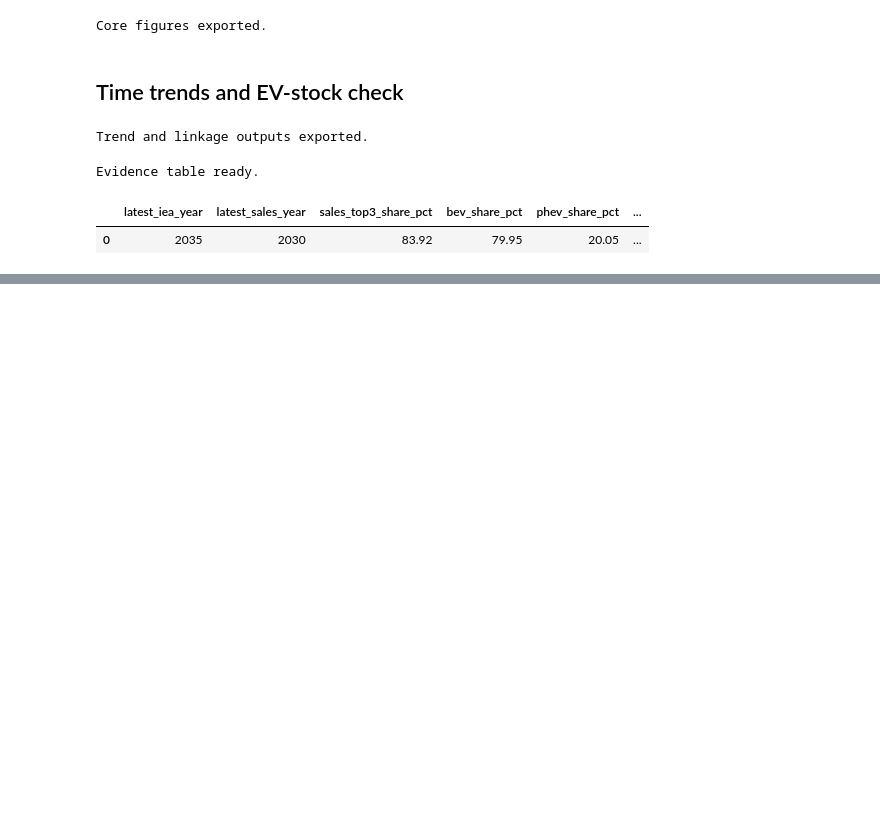
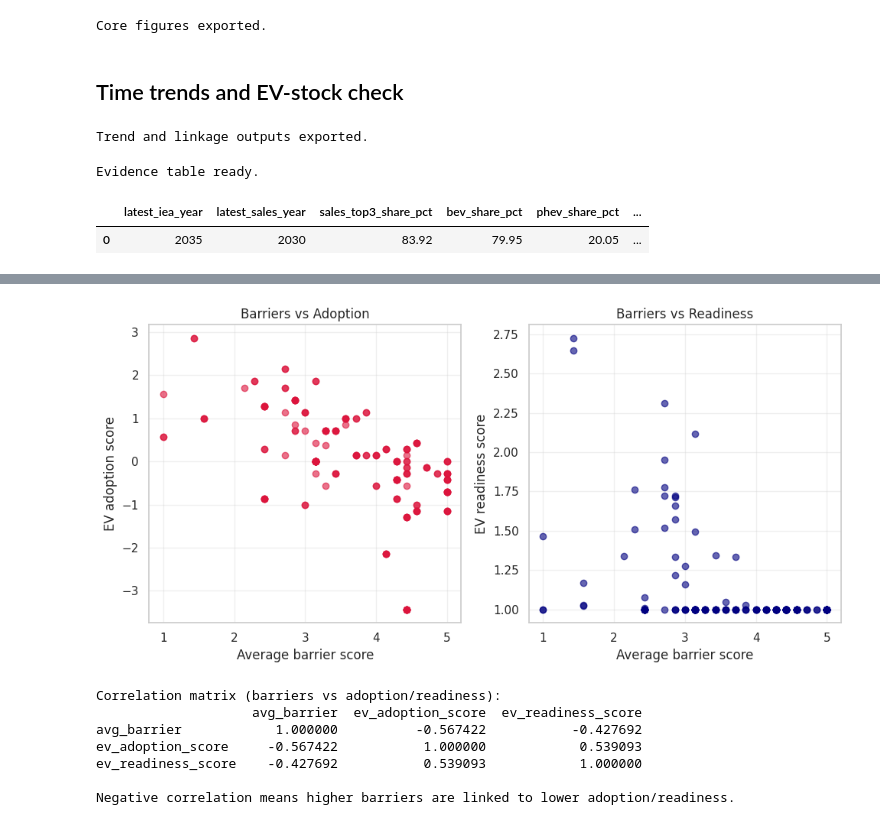
Before and after one commit to AnanthaRam-GS/eVehicle-adoption-analytics, a Jupyter notebook: notebooks/eda.ipynb, the cells around one changed output, grey strips where cells are left out. Drawn from its saved outputs; the diff is of its cells as text; code cells hidden in the pictures; blank space fills up the shorter version.

```diff
--- a/notebooks/eda.ipynb
+++ b/notebooks/eda.ipynb
@@ -444,0 +553,53 @@ Evidence table ready.
+# %%
+# 4. Survey barriers vs actual adoption patterns
+# Check if high barrier scores correlate with lower adoption scores
+
+survey_df = dfs['survey'].copy()
+barrier_cols = [
+    'evs_are_too_expensive',
+    'charging_infrastructure_is_insufficient',
+    'battery_replacement_cost_is_high',
+    'driving_range_is_inadequate',
+    'charging_time_is_too_long',
+    'ev_resale_value_is_uncertain',
+    'limited_service_centers',
+]
+
+survey_numeric = survey_df[barrier_cols + ['ev_adoption_score', 'ev_readiness_score']].apply(pd.to_numeric, errors='coerce')
+survey_numeric['avg_barrier'] = survey_numeric[barrier_cols].mean(axis=1)
+
+# Correlation between average barrier score and adoption/readiness
+corr_adoption = survey_numeric[['avg_barrier', 'ev_adoption_score', 'ev_readiness_score']].corr()
+
+plt.figure(figsize=(10, 5))
+plt.subplot(1, 2, 1)
+plt.scatter(survey_numeric['avg_barrier'], survey_numeric['ev_adoption_score'], alpha=0.6, color='crimson')
+plt.xlabel('Average barrier score')
+plt.ylabel('EV adoption score')
+plt.title('Barriers vs Adoption')
+plt.grid(alpha=0.3)
+
+plt.subplot(1, 2, 2)
+plt.scatter(survey_numeric['avg_barrier'], survey_numeric['ev_readiness_score'], alpha=0.6, color='navy')
+plt.xlabel('Average barrier score')
+plt.ylabel('EV readiness score')
+plt.title('Barriers vs Readiness')
+plt.grid(alpha=0.3)
+
+plt.tight_layout()
+plt.savefig(results_figures_root / 'survey_barriers_vs_scores.png', dpi=220, bbox_inches='tight')
+plt.show()
+
+print("Correlation matrix (barriers vs adoption/readiness):")
+print(corr_adoption)
+print("")
+print("Negative correlation means higher barriers are linked to lower adoption/readiness.")
+# %% [output]
+[figure, added]
+Correlation matrix (barriers vs adoption/readiness):
+                    avg_barrier  ev_adoption_score  ev_readiness_score
+avg_barrier            1.000000          -0.567422           -0.427692
+ev_adoption_score     -0.567422           1.000000            0.539093
+ev_readiness_score    -0.427692           0.539093            1.000000
+
+Negative correlation means higher barriers are linked to lower adoption/readiness.
```
Also changed, not shown: parts of 9 cells of this notebook.
